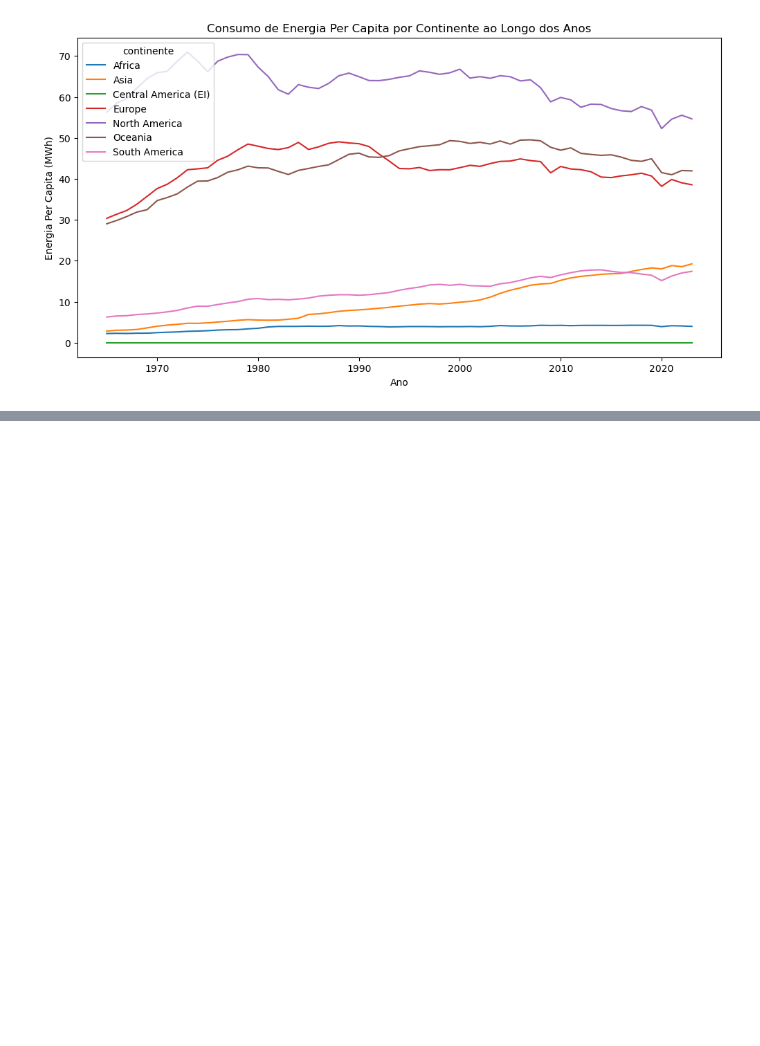
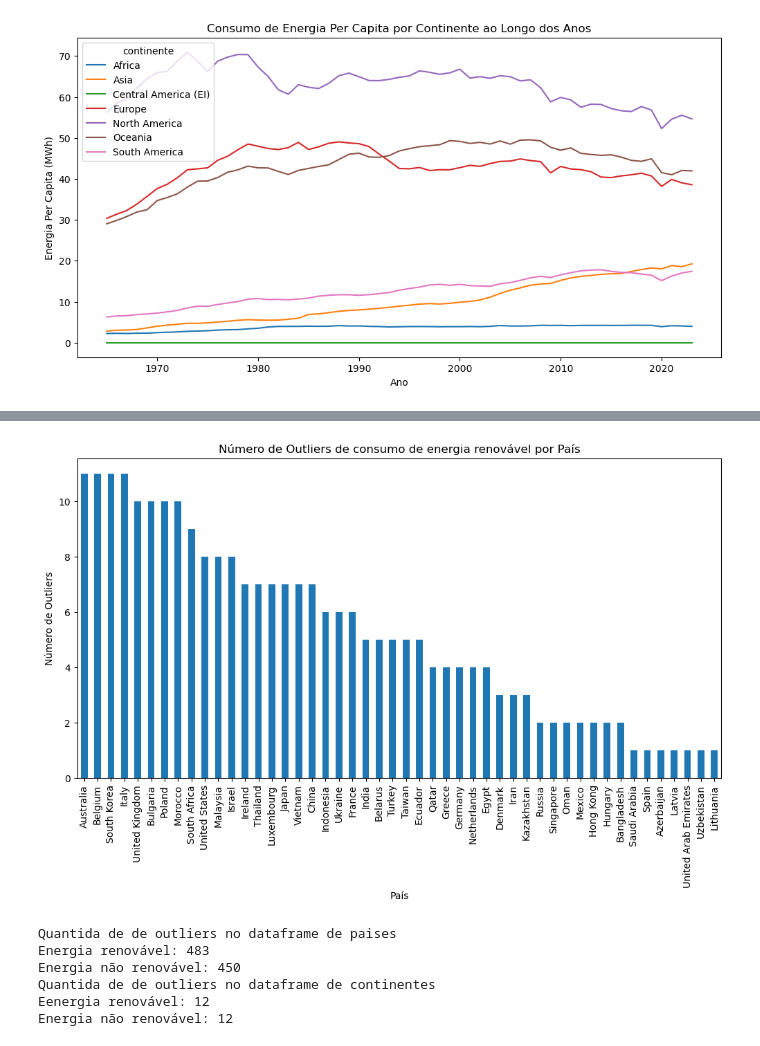
Before and after one commit to YuriRadzi/ProjetoAplicado1, a Jupyter notebook: notebooks/Analise_exploratoria.ipynb, the cells around one changed output, grey strips where cells are left out. Cells and saved outputs as stored; diff of their text form; code cells hidden in the pictures; blank space fills up the shorter version.

```diff
--- a/notebooks/Analise_exploratoria.ipynb
+++ b/notebooks/Analise_exploratoria.ipynb
@@ -99,0 +123,34 @@ plt.show()
+# %%
+outliers_por_grupo = base_pais.groupby('país').apply(contar_outliers, coluna='energia_renovavel')
+
+outliers_por_grupo_filtrado = outliers_por_grupo[outliers_por_grupo > 0]
+
+outliers_por_grupo_filtrado.sort_values(ascending=False).plot(
+    kind='bar', figsize=(12, 6), title="Número de Outliers de consumo de energia renovável por País"
+)
+plt.xlabel("País")
+plt.ylabel("Número de Outliers")
+plt.show()
+# %% [output]
+[figure, added]
+# %%
+#Quantidade de Outliers sem agrupamento no dataframe de pais
+outliers_pais_renovavel = contar_outliers(base_pais, 'energia_renovavel')
+outliers_pais_nao_renovavel = contar_outliers(base_pais, 'energia_nao_renovavel')
+print("Quantida de de outliers no dataframe de paises")
+print(f"Energia renovável: {outliers_pais_renovavel}")
+print(f"Energia não renovável: {outliers_pais_nao_renovavel}")
+
+#Quantidade de Outliers sem agrupamento no dataframe de pais
+outliers_continente_renovavel = contar_outliers(base_continente, 'energia_renovavel')
+outliers_continente_nao_renovavel = contar_outliers(base_continente, 'energia_nao_renovavel')
+print("Quantida de de outliers no dataframe de continentes")
+print(f"Eenergia renovável: {outliers_continente_renovavel}")
+print(f"Energia não renovável: {outliers_continente_nao_renovavel}")
+# %% [output]
+Quantida de de outliers no dataframe de paises
+Energia renovável: 483
+Energia não renovável: 450
+Quantida de de outliers no dataframe de continentes
+Eenergia renovável: 12
+Energia não renovável: 12
```
Also changed, not shown: parts of 2 cells of this notebook, 1 other file.
